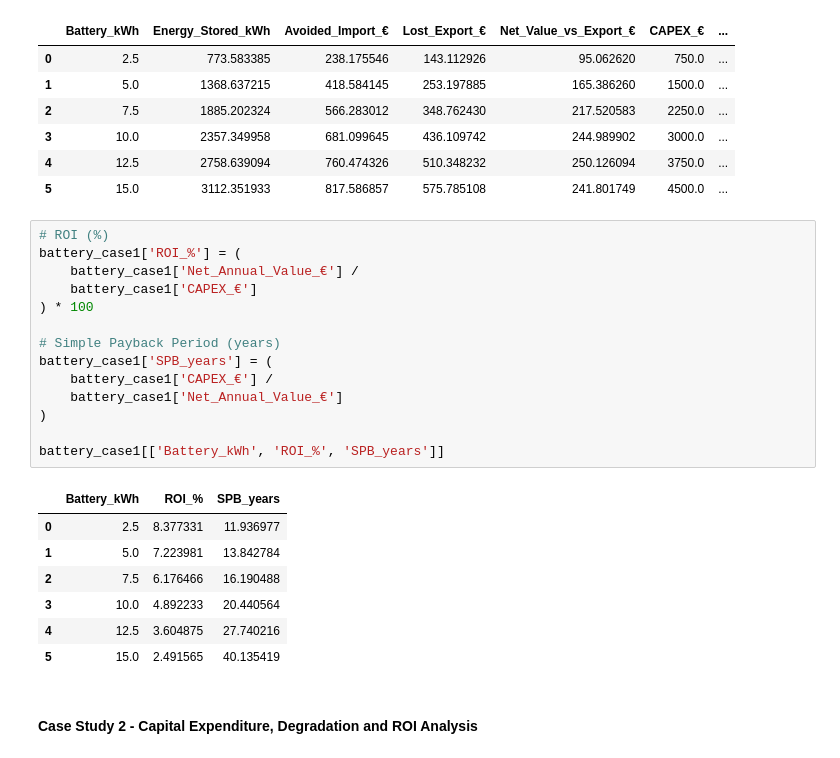
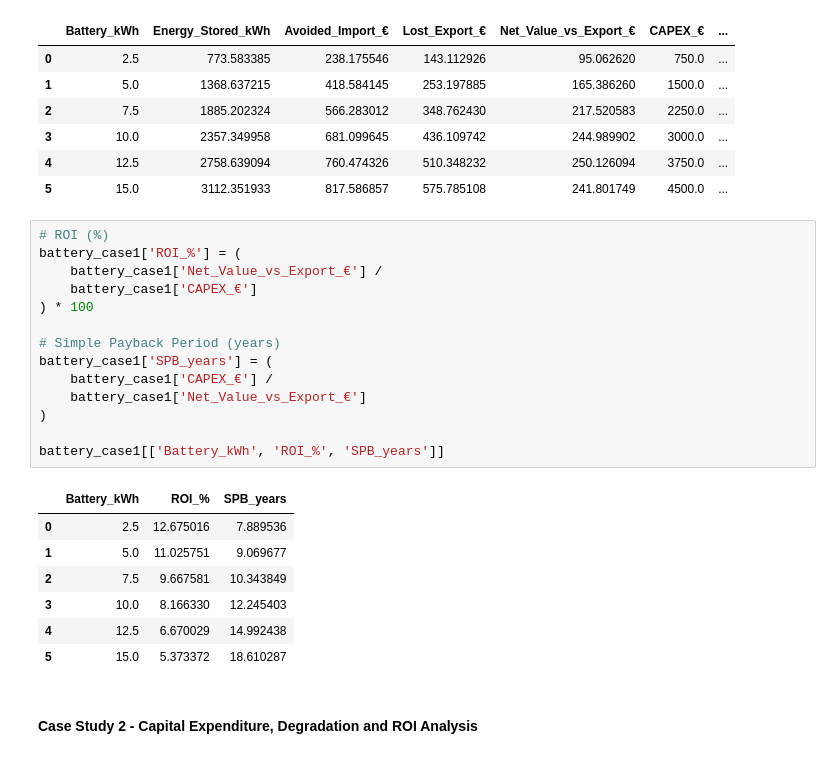
Before and after one commit to p-sav/PFDA, a Jupyter notebook: Project/Energy_analysis.ipynb, the cells around one changed output. Saved outputs shown, nothing was run; the diff lists cells and outputs as text.

```diff
--- a/Project/Energy_analysis.ipynb
+++ b/Project/Energy_analysis.ipynb
@@ -1950,25 +1950,25 @@ battery_case1
 # %%
 # ROI (%)
 battery_case1['ROI_%'] = (
-    battery_case1['Net_Annual_Value_€'] /
+    battery_case1['Net_Value_vs_Export_€'] /
     battery_case1['CAPEX_€']
 ) * 100
 
 # Simple Payback Period (years)
 battery_case1['SPB_years'] = (
     battery_case1['CAPEX_€'] /
-    battery_case1['Net_Annual_Value_€']
+    battery_case1['Net_Value_vs_Export_€']
 )
 
 battery_case1[['Battery_kWh', 'ROI_%', 'SPB_years']]
 # %% [output]
 |  | Battery_kWh | ROI_% | SPB_years |
-| 0 | 2.5 | 8.377331 | 11.936977 |
-| 1 | 5.0 | 7.223981 | 13.842784 |
-| 2 | 7.5 | 6.176466 | 16.190488 |
-| 3 | 10.0 | 4.892233 | 20.440564 |
-| 4 | 12.5 | 3.604875 | 27.740216 |
-| 5 | 15.0 | 2.491565 | 40.135419 |
+| 0 | 2.5 | 12.675016 | 7.889536 |
+| 1 | 5.0 | 11.025751 | 9.069677 |
+| 2 | 7.5 | 9.667581 | 10.343849 |
+| 3 | 10.0 | 8.166330 | 12.245403 |
+| 4 | 12.5 | 6.670029 | 14.992438 |
+| 5 | 15.0 | 5.373372 | 18.610287 |
 # %% [markdown]
 #### Case Study 2 - Capital Expenditure, Degradation and ROI Analysis
 # %%
```
Also changed, not shown: parts of 11 cells of this notebook.
